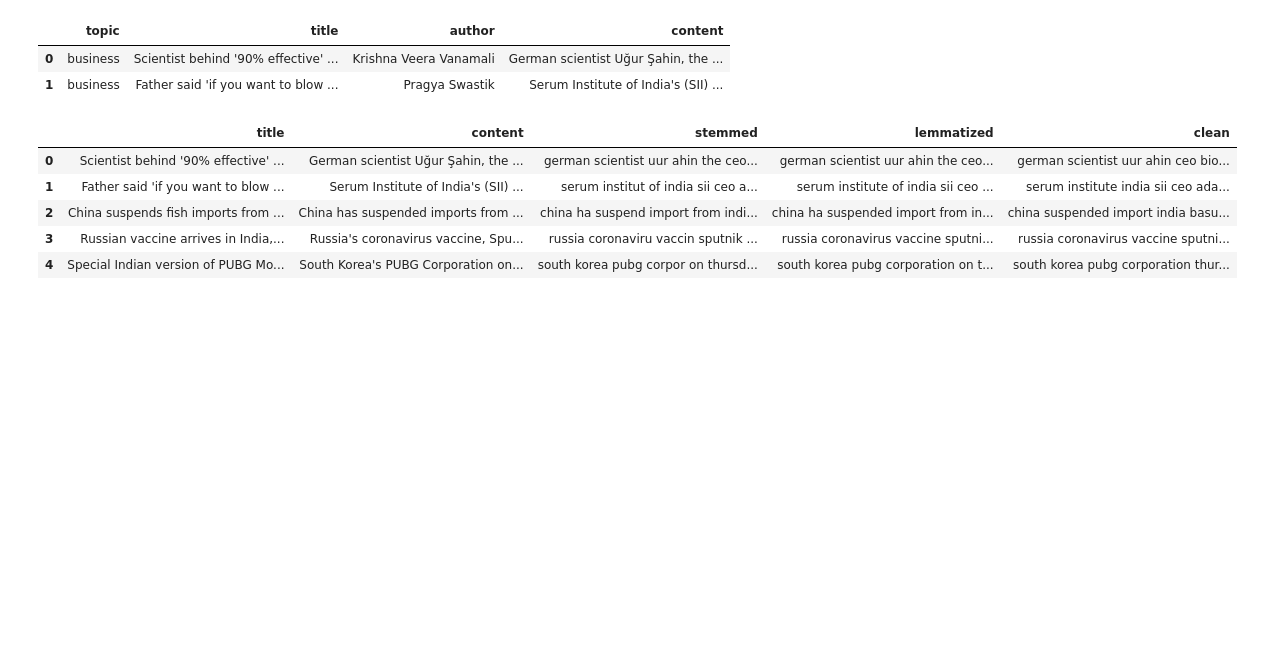
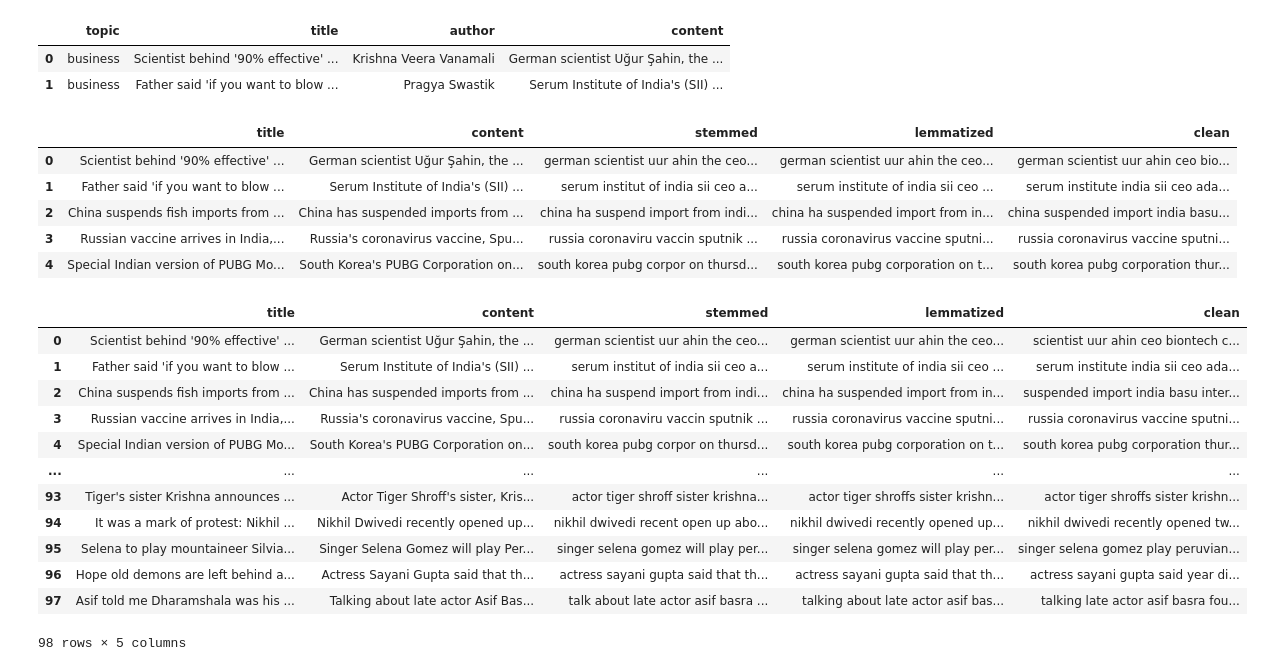
Before and after one commit to faithkane3/nlp, a Jupyter notebook: darden_nlp_prepare.ipynb, the cells around one changed output. Drawn from its saved outputs; the diff is of its cells as text; code cells hidden in the pictures; blank space fills up the shorter version.

```diff
--- a/darden_nlp_prepare.ipynb
+++ b/darden_nlp_prepare.ipynb
@@ -490,20 +502,25 @@ df.head(2)
 | 0 | business | Scientist behind '90% effective' ... | Krishna Veera Vanamali | German scientist Uğur Şahin, the ... |
 | 1 | business | Father said 'if you want to blow ... | Pragya Swastik | Serum Institute of India's (SII) ... |
 # %%
-def prep_article_data(df, column):
+def prep_article_data(df, column, extra_words=[], exclude_words=[]):
     '''
-    This function take in a df and the string name for a text column and
+    This function take in a df and the string name for a text column with
+    option to pass lists for extra_words and exclude_words and
     returns a df with the text article title, original text, stemmed text,
-    lemmatized text, cleaned text, and cleaned & lemmatized text.
+    lemmatized text, cleaned, tokenized, & lemmatized text with stopwords removed.
     '''
     df['clean'] = df[column].apply(basic_clean)\
-                 .apply(tokenize)\
-                 .apply(remove_stopwords)\
-                 .apply(lemmatize)
+                            .apply(tokenize)\
+                            .apply(remove_stopwords,
+                                   extra_words=extra_words,
+                                   exclude_words=exclude_words)\
+                            .apply(lemmatize)
+
     df['stemmed'] = df[column].apply(basic_clean).apply(stem)
+
     df['lemmatized'] = df[column].apply(basic_clean).apply(lemmatize)
 
-    return df[['title', 'content', 'stemmed', 'lemmatized', 'clean']]
+    return df[['title', column, 'stemmed', 'lemmatized', 'clean']]
 # %%
 df = prep_article_data(df, 'content')
 df.head()
@@ -514,3 +531,19 @@ df.head()
 | 2 | China suspends fish imports from ... | China has suspended imports from ... | china ha suspend import from indi... | china ha suspended import from in... | china suspended import india basu... |
 | 3 | Russian vaccine arrives in India,... | Russia's coronavirus vaccine, Spu... | russia coronaviru vaccin sputnik ... | russia coronavirus vaccine sputni... | russia coronavirus vaccine sputni... |
 | 4 | Special Indian version of PUBG Mo... | South Korea's PUBG Corporation on... | south korea pubg corpor on thursd... | south korea pubg corporation on t... | south korea pubg corporation thur... |
+# %%
+prep_article_data(df, 'content', extra_words=['Codeup'], exclude_words=['german', 'china'])
+# %% [output]
+|  | title | content | stemmed | lemmatized | clean |
+| 0 | Scientist behind '90% effective' ... | German scientist Uğur Şahin, the ... | german scientist uur ahin the ceo... | german scientist uur ahin the ceo... | scientist uur ahin ceo biontech c... |
+| 1 | Father said 'if you want to blow ... | Serum Institute of India's (SII) ... | serum institut of india sii ceo a... | serum institute of india sii ceo ... | serum institute india sii ceo ada... |
+| 2 | China suspends fish imports from ... | China has suspended imports from ... | china ha suspend import from indi... | china ha suspended import from in... | suspended import india basu inter... |
+| 3 | Russian vaccine arrives in India,... | Russia's coronavirus vaccine, Spu... | russia coronaviru vaccin sputnik ... | russia coronavirus vaccine sputni... | russia coronavirus vaccine sputni... |
+| 4 | Special Indian version of PUBG Mo... | South Korea's PUBG Corporation on... | south korea pubg corpor on thursd... | south korea pubg corporation on t... | south korea pubg corporation thur... |
+| ... | ... | ... | ... | ... | ... |
+| 93 | Tiger's sister Krishna announces ... | Actor Tiger Shroff's sister, Kris... | actor tiger shroff sister krishna... | actor tiger shroffs sister krishn... | actor tiger shroffs sister krishn... |
+| 94 | It was a mark of protest: Nikhil ... | Nikhil Dwivedi recently opened up... | nikhil dwivedi recent open up abo... | nikhil dwivedi recently opened up... | nikhil dwivedi recently opened tw... |
+| 95 | Selena to play mountaineer Silvia... | Singer Selena Gomez will play Per... | singer selena gomez will play per... | singer selena gomez will play per... | singer selena gomez play peruvian... |
+| 96 | Hope old demons are left behind a... | Actress Sayani Gupta said that th... | actress sayani gupta said that th... | actress sayani gupta said that th... | actress sayani gupta said year di... |
+| 97 | Asif told me Dharamshala was his ... | Talking about late actor Asif Bas... | talk about late actor asif basra ... | talking about late actor asif bas... | talking late actor asif basra fou... |
+98 rows × 5 columns
```
Also changed, not shown: parts of 5 cells of this notebook, 2 other files.
